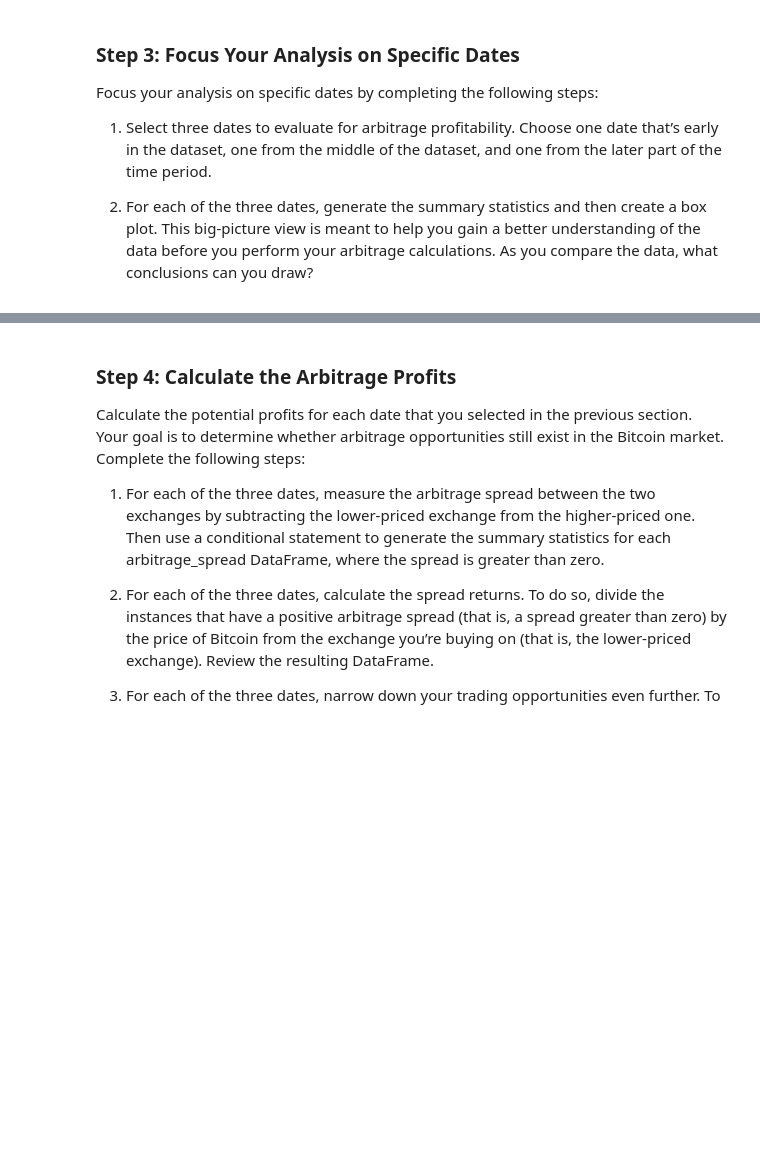
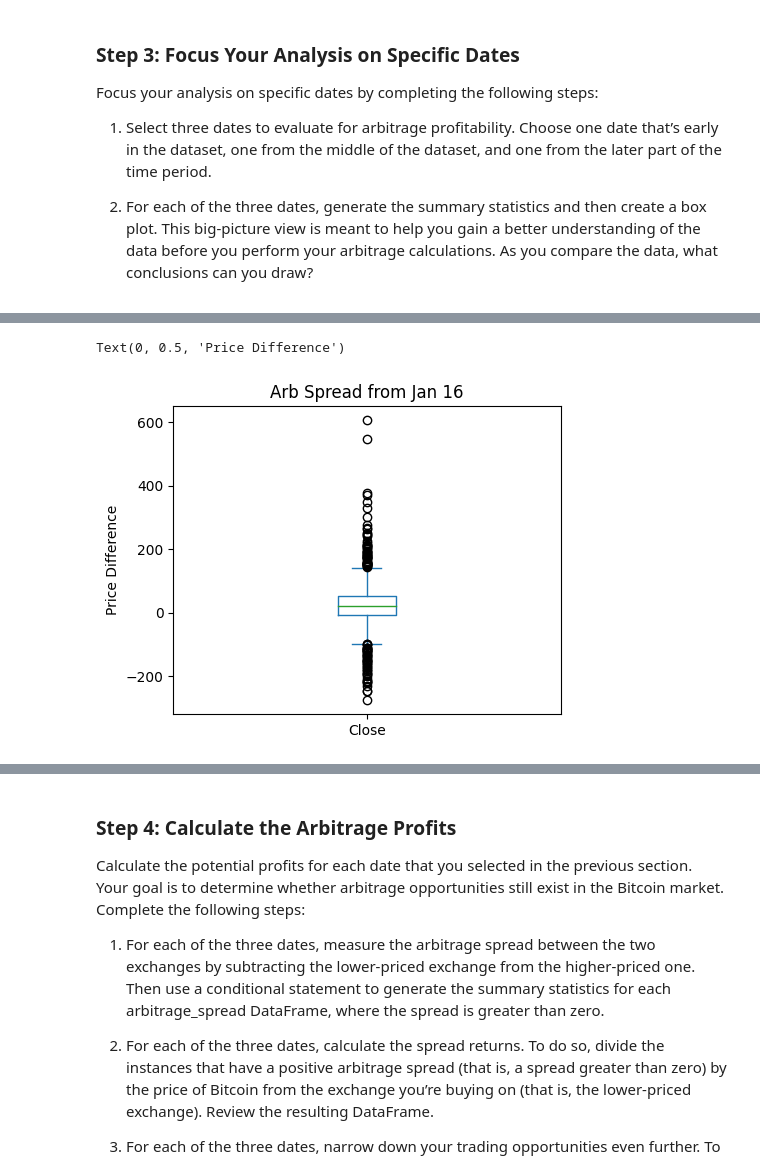
Before and after one commit to justinvalli/Challenge_3, a Jupyter notebook: Starter_Code/crypto_arbitrage.ipynb, the cells around one changed output, grey strips where cells are left out. Cells and saved outputs as stored; diff of their text form; code cells hidden in the pictures; blank space fills up the shorter version.

```diff
--- a/Starter_Code/crypto_arbitrage.ipynb
+++ b/Starter_Code/crypto_arbitrage.ipynb
@@ -385,8 +398,9 @@ Focus your analysis on specific dates by completing the following steps:
 # %%
 # Using the early date that you have selected, calculate the arbitrage spread
 # by subtracting the bitstamp lower closing prices from the coinbase higher closing prices
-arbitrage_spread_early = # YOUR CODE HERE
+arbitrage_spread_early = coinbase_jan16 - bitstamp_jan16
+display(arbitrage_spread_early)
 
 # Generate summary statistics for the early DataFrame
-# YOUR CODE HERE
+arbitrage_spread_early.describe()
 # %% [output]
@@ -394,6 +429,11 @@ SyntaxError: invalid syntax (3616388465.py, line 3)
 # %%
 # Visualize the arbitrage spread from early in the dataset in a box plot
-# YOUR CODE HERE
+arbitrage_spread_early.plot.box(figsize = (5,4))
+plt.title('Arb Spread from Jan 16')
+plt.ylabel('Price Difference')
+# %% [output]
+Text(0, 0.5, 'Price Difference')
+[figure, added]
 # %%
 # Create an overlay plot that visualizes the two dataframes over a period of one day from the middle of the dataset.
 # Be sure that the plots include the parameters `legend`, `figsize`, `title`, `color` and `label`
```
Also changed, not shown: parts of 9 cells of this notebook.
